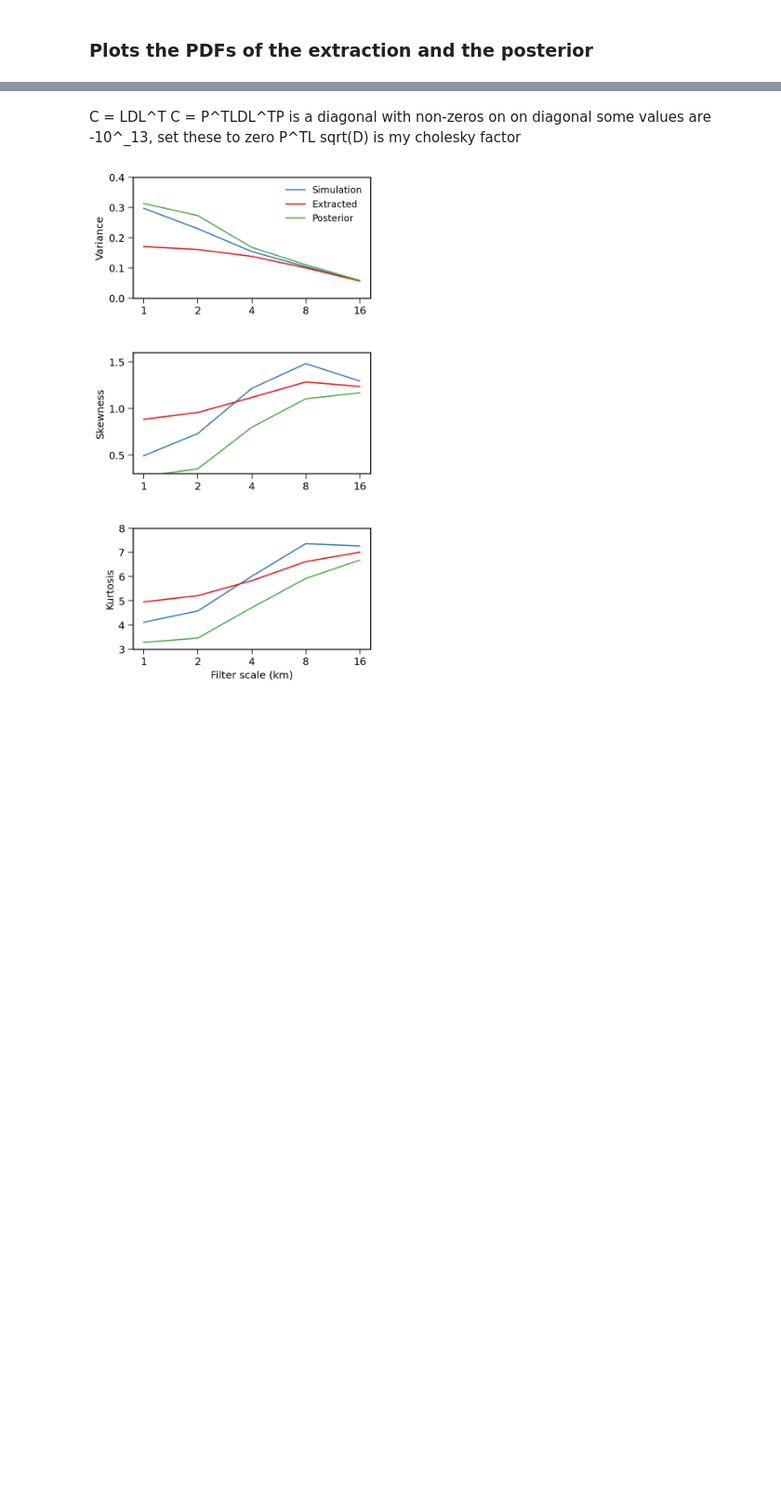
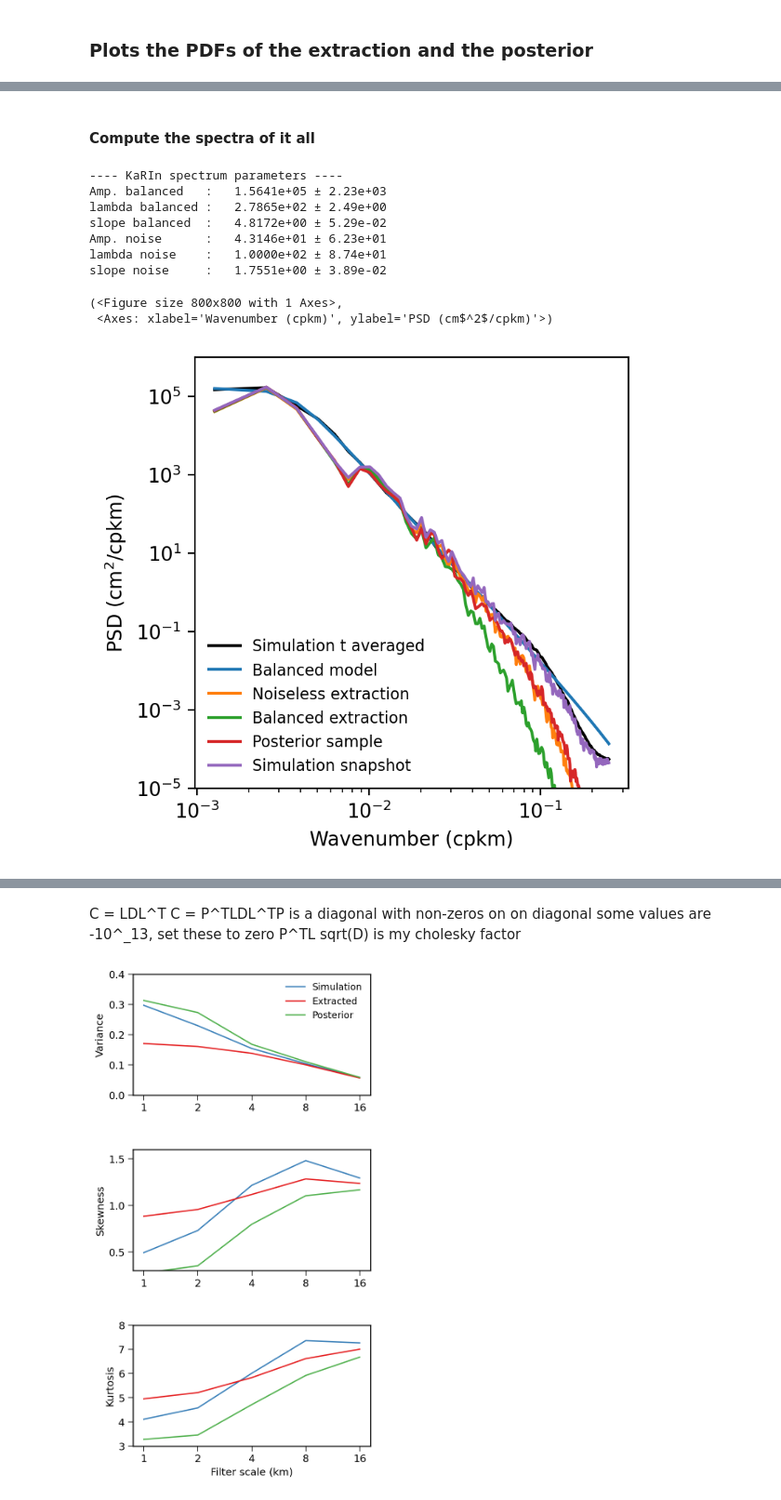
Before and after one commit to jwskinner/SWOT-balanced-extraction, a Jupyter notebook: plot_PDFS_extraction_posterior.ipynb, the cells around one changed output, grey strips where cells are left out. Shown at 93% size. Drawn from its saved outputs; the diff is of its cells as text; code cells hidden in the pictures; blank space fills up the shorter version.

```diff
--- a/plot_PDFS_extraction_posterior.ipynb
+++ b/plot_PDFS_extraction_posterior.ipynb
@@ -23,0 +142,80 @@ def path_withnoise(km):  # extracted balanced field
+# %% [markdown]
+#### Compute the spectra of it all
+# %%
+def plot_spectral_fits(karin, pkarin,
+                       spec0, spec1, spec2, spec3,
+                       figsize=(4,4), dpi=200):
+
+    i0 = int(karin.track_length/2)
+    k  = karin.wavenumbers_cpkm[i0:]
+    s0 = spec0[i0:]
+    s1 = spec1[i0:]
+    s2 = spec2[i0:]
+    s3 = spec3[i0:]
+    sim = karin.spec_alongtrack_av[i0:]
+
+    bal = swot.balanced_model_tapered(k[1:], *pkarin[:3])
+    unb = swot.unbalanced_model_tapered(k, *pkarin[3:7])
+
+    fig, ax = plt.subplots(1,1, figsize=figsize, dpi=dpi)
+    ax.loglog(k[1:], sim[1:],   'k', label="Simulation t averaged")
+    #ax.loglog(k[1:], unb[1:],   label="Noise model")
+    ax.loglog(k[1:], bal,       label="Balanced model")
+    ax.loglog(k[1:], s0[1:],    label="Noiseless extraction")
+    ax.loglog(k[1:], s1[1:],    label="Balanced extraction")
+    ax.loglog(k[1:], s2[1:],    label="Posterior sample")
+    ax.loglog(k[1:], s3[1:],    label="Simulation snapshot")
+    ax.set_xlabel("Wavenumber (cpkm)")
+    ax.set_ylabel("PSD (cm$^2$/cpkm)")
+    ax.set_ylim(1e-5, 1e6)
+    ax.legend(frameon=False, fontsize=8)
+
+    return fig, ax
+
+def pspec(data, window, dim, avg_dims):
+    return swot.mean_power_spectrum(
+        xr.DataArray(data, dims=["sample","line","pixel"],
+                     coords=[np.arange(data.shape[0]),
+                             karin.y_coord_km, karin.x_coord_km]),
+        window, dim, avg_dims
+    )
+
+# --- noisy KaRIn & Nadir ---
+spec_ssh_noisy = pspec(karin.ssh_noisy*100, karin.window, "line", ["sample","pixel"])
+
+# --- noisy KaRIn & Nadir ---
+spec_sim = pspec(karin.ssha[t][None, :, :]*100, karin.window, "line", ["sample","pixel"])
+
+# --- Sim smoothed ---
+spec_noiseless = pspec(ht_sim[t][None, :, :]*100, karin.window, "line", ["sample","pixel"])
+
+# --- balanced extraction ---
+spec_ssh_extraction = pspec(ht_ext[t][None, :, :]*100, karin.window, "line", ["sample","pixel"])
+
+# --- posterior sample ---
+spec_ssh_post = pspec(ht_post[None, :, :]*100, karin.window, "line", ["sample","pixel"])
+
+# Spectral model fits to the noisy data
+p_karin, _   = swot.fit_spectrum(karin, spec_ssh_noisy, swot.karin_model)
+k_karin      = karin.wavenumbers_cpkm[int(karin.track_length/2):]
+spbalanced   = swot.balanced_model_tapered(k_karin[1:], *p_karin[0:3]) # our prior
+
+plot_spectral_fits(
+    karin,
+    p_karin,
+    spec_noiseless,
+    spec_ssh_extraction,
+    spec_ssh_post,
+    spec_sim
+)
+# %% [output]
+---- KaRIn spectrum parameters ----
+Amp. balanced   :   1.5641e+05 ± 2.23e+03
+lambda balanced :   2.7865e+02 ± 2.49e+00
+slope balanced  :   4.8172e+00 ± 5.29e-02
+Amp. noise      :   4.3146e+01 ± 6.23e+01
+lambda noise    :   1.0000e+02 ± 8.74e+01
+slope noise     :   1.7551e+00 ± 3.89e-02
+(<Figure size 800x800 with 1 Axes>,
+ <Axes: xlabel='Wavenumber (cpkm)', ylabel='PSD (cm$^2$/cpkm)'>)
+[figure, added]
```
Also changed, not shown: parts of 22 cells of this notebook, 26 other files.
